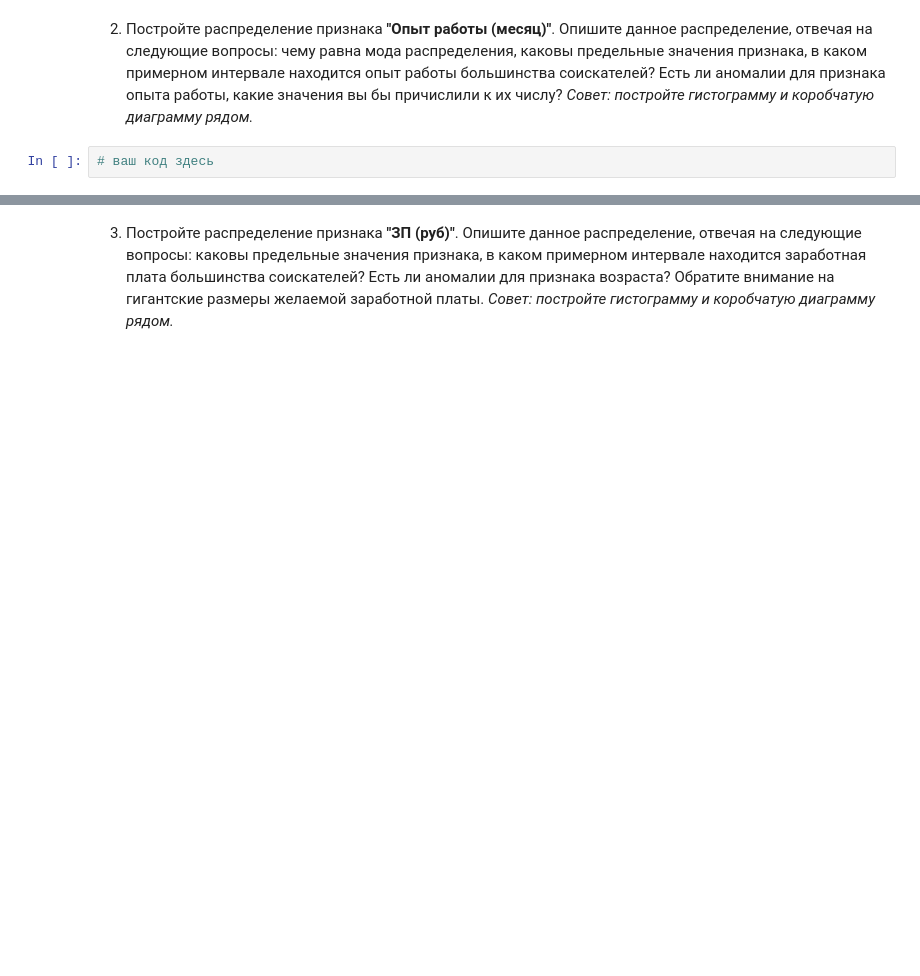
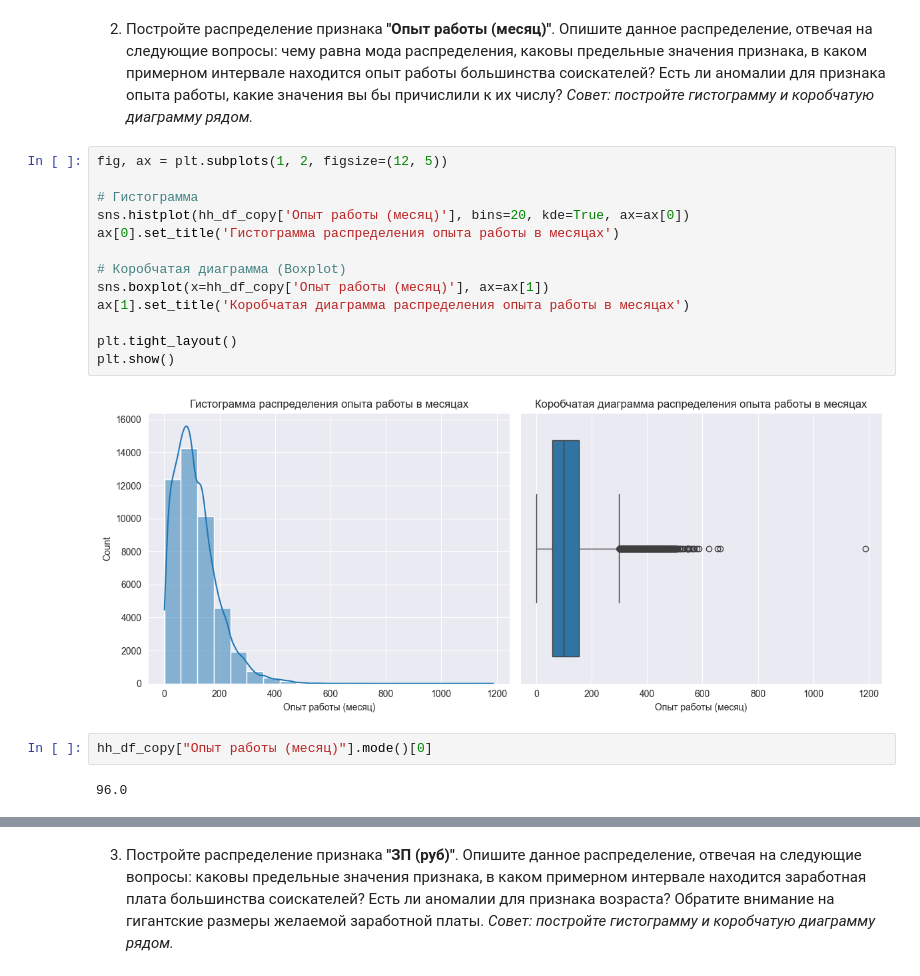
Before and after one commit to peaceful-djony/advanced_py, a Jupyter notebook: Zakhartcev.ipynb, the cells around one changed output, grey strips where cells are left out. Saved outputs shown, nothing was run; the diff lists cells and outputs as text; blank space fills up the shorter version.

```diff
--- a/Zakhartcev.ipynb
+++ b/Zakhartcev.ipynb
@@ -413,5 +436,22 @@ hh_df_copy = hh_df_copy.drop("ЗП", axis=1)
 2. Постройте распределение признака **"Опыт работы (месяц)"**. Опишите данное распределение, отвечая на следующие вопросы: чему равна мода распределения, каковы предельные значения признака, в каком примерном интервале находится опыт работы большинства соискателей? Есть ли аномалии для признака опыта работы, какие значения вы бы причислили к их числу?
 *Совет: постройте гистограмму и коробчатую диаграмму рядом.*
 # %%
-# ваш код здесь
+fig, ax = plt.subplots(1, 2, figsize=(12, 5))
+
+# Гистограмма
+sns.histplot(hh_df_copy['Опыт работы (месяц)'], bins=20, kde=True, ax=ax[0])
+ax[0].set_title('Гистограмма распределения опыта работы в месяцах')
+
+# Коробчатая диаграмма (Boxplot)
+sns.boxplot(x=hh_df_copy['Опыт работы (месяц)'], ax=ax[1])
+ax[1].set_title('Коробчатая диаграмма распределения опыта работы в месяцах')
+
+plt.tight_layout()
+plt.show()
+# %% [output]
+[figure, added]
+# %%
+hh_df_copy["Опыт работы (месяц)"].mode()[0]
+# %% [output]
+96.0
 # %% [markdown]
```
Also changed, not shown: parts of 32 cells of this notebook, 12 other files.
